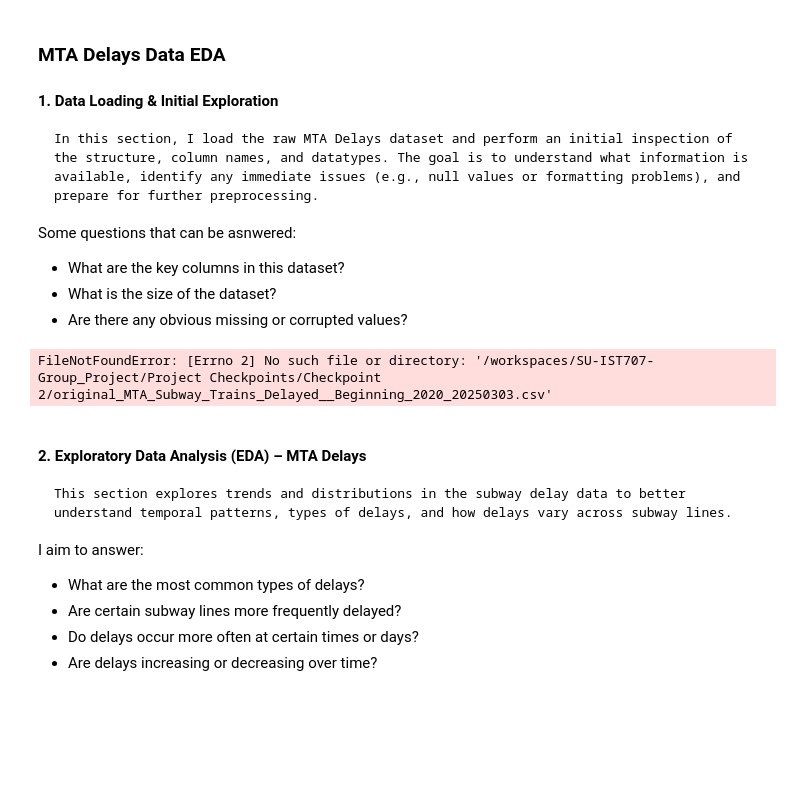
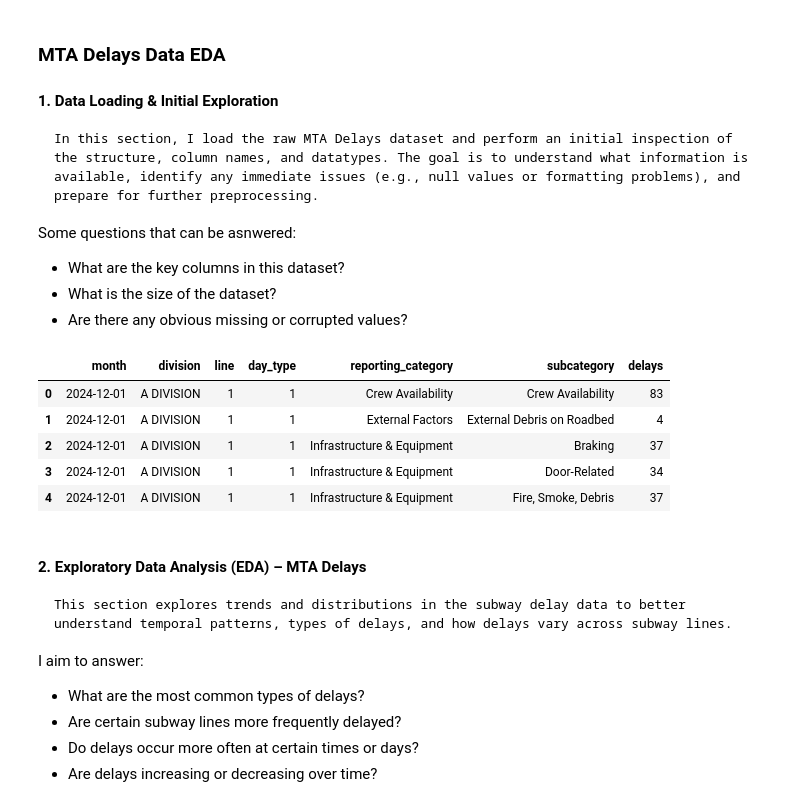
Before and after one commit to data11y/SU-IST707-Group_Project, a Jupyter notebook: Project Checkpoints/Checkpoint 2/submission_rev1.ipynb, the cells around one changed output. Saved outputs shown, nothing was run; the diff lists cells and outputs as text; code cells hidden in the pictures; blank space fills up the shorter version.

```diff
--- a/Project Checkpoints/Checkpoint 2/submission_rev1.ipynb
+++ b/Project Checkpoints/Checkpoint 2/submission_rev1.ipynb
@@ -45,11 +45,16 @@ Some questions that can be asnwered:
 # %%
 import pandas as pd
 
 # link for MTA DELAYS: https://data.ny.gov/Transportation/MTA-Subway-Trains-Delayed-Beginning-2020/wx2t-qtaz/about_data
-delays_df = pd.read_csv("/workspaces/SU-IST707-Group_Project/Project Checkpoints/Checkpoint 2/original_MTA_Subway_Trains_Delayed__Beginning_2020_20250303.csv") #when the MTA DELAYS file is local
+delays_df = pd.read_csv("/workspaces/SU-IST707-Group_Project/Project Data (original)/original_MTA_Subway_Trains_Delayed__Beginning_2020_20250303.csv") #when the MTA DELAYS file is local
 delays_df.head()#showing first few rows
 # %% [output]
-FileNotFoundError: [Errno 2] No such file or directory: '/workspaces/SU-IST707-Group_Project/Project Checkpoints/Checkpoint 2/original_MTA_Subway_Trains_Delayed__Beginning_2020_20250303.csv'
+|  | month | division | line | day_type | reporting_category | subcategory | delays |
+| 0 | 2024-12-01 | A DIVISION | 1 | 1 | Crew Availability | Crew Availability | 83 |
+| 1 | 2024-12-01 | A DIVISION | 1 | 1 | External Factors | External Debris on Roadbed | 4 |
+| 2 | 2024-12-01 | A DIVISION | 1 | 1 | Infrastructure & Equipment | Braking | 37 |
+| 3 | 2024-12-01 | A DIVISION | 1 | 1 | Infrastructure & Equipment | Door-Related | 34 |
+| 4 | 2024-12-01 | A DIVISION | 1 | 1 | Infrastructure & Equipment | Fire, Smoke, Debris | 37 |
 # %% [markdown]
 #### 2. Exploratory Data Analysis (EDA) – MTA Delays
 
```
Also changed, not shown: parts of 4 cells of this notebook.
